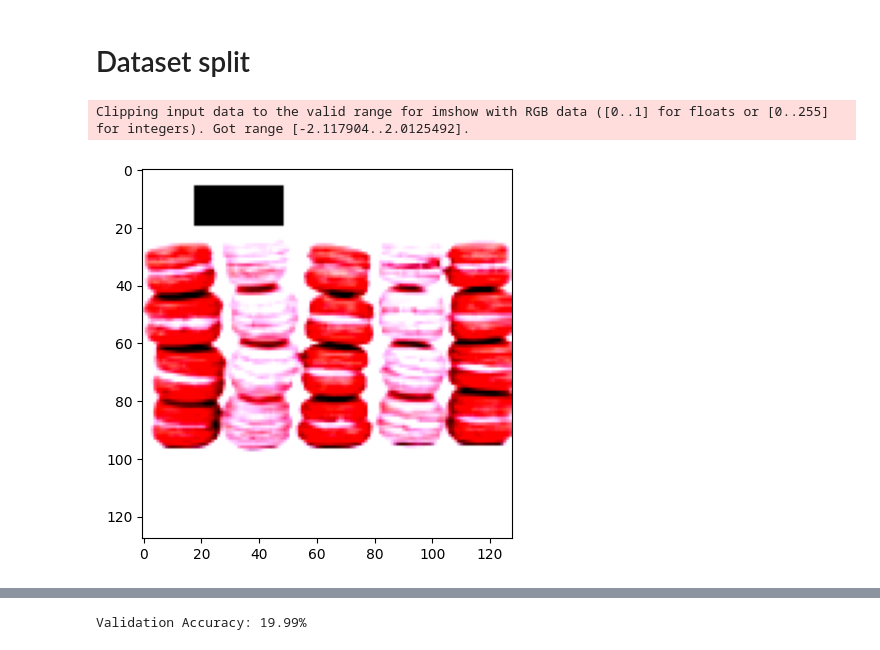
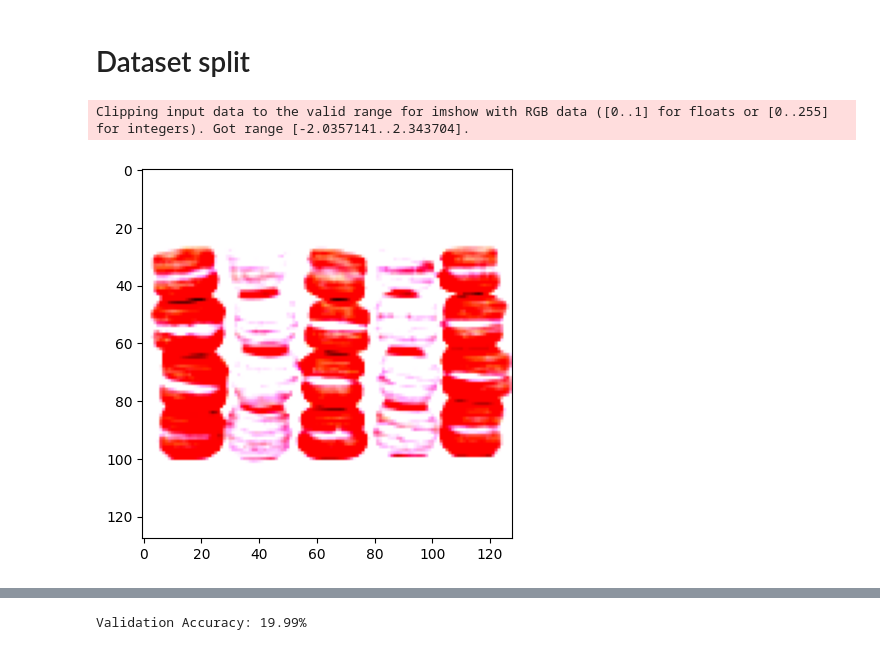
Before and after one commit to Alexd1303/FoodClassification, a Jupyter notebook: main.ipynb, the cells around one changed output, grey strips where cells are left out. Drawn from its saved outputs; the diff is of its cells as text; code cells hidden in the pictures.

```diff
--- a/main.ipynb
+++ b/main.ipynb
@@ -58,6 +58,7 @@ train_image_label = pd.read_csv('annot/train_info.csv', names=['image_name', 'la
 
 # Split the dataset into training and validation sets
 train_df, val_df = train_test_split(train_image_label, train_size = 0.8, test_size=0.2, random_state=42)
+
 reduced_train_df = []
 for i in range(251):
     if train_df[train_df['label'] == i].shape[0] > 100:
@@ -68,17 +69,28 @@ for i in range(251):
         reduced_train_df.append(train_df[train_df['label'] == i])
 
 reduced_train_df = pd.concat(reduced_train_df, ignore_index=True)
+
+reduced_val_df = []
+for i in range(251):
+    if val_df[val_df['label'] == i].shape[0] > 30:
+        # If there are more than 30 samples, sample 100
+        reduced_val_df.append(val_df[val_df['label'] == i].sample(30, random_state=42))
+    else:
+        # If there are less than 30 samples, take all available samples
+        reduced_val_df.append(val_df[val_df['label'] == i])
+
+reduced_val_df = pd.concat(reduced_val_df, ignore_index=True)
 # %%
 train_dataset = FoodDataset(reduced_train_df, 'train/train_set')
 image_train, label_train = train_dataset.__getitem__(0)
 
 plt.imshow(image_train.permute(1, 2, 0).numpy())
 
-val_dataset = FoodDataset(val_df, 'train/train_set')
+val_dataset = FoodDataset(reduced_val_df, 'train/train_set')
 image_val, label_val = val_dataset.__getitem__(0)
 # %% [output]
-Clipping input data to the valid range for imshow with RGB data ([0..1] for floats or [0..255] for integers). Got range [-2.117904..2.0125492].
+Clipping input data to the valid range for imshow with RGB data ([0..1] for floats or [0..255] for integers). Got range [-2.0357141..2.343704].
-[figure, old version]
+[figure, new version]
 # %%
 test_df = pd.read_csv('annot/val_info.csv')
 
```
Also changed, not shown: parts of 11 cells of this notebook, 5 other files.
